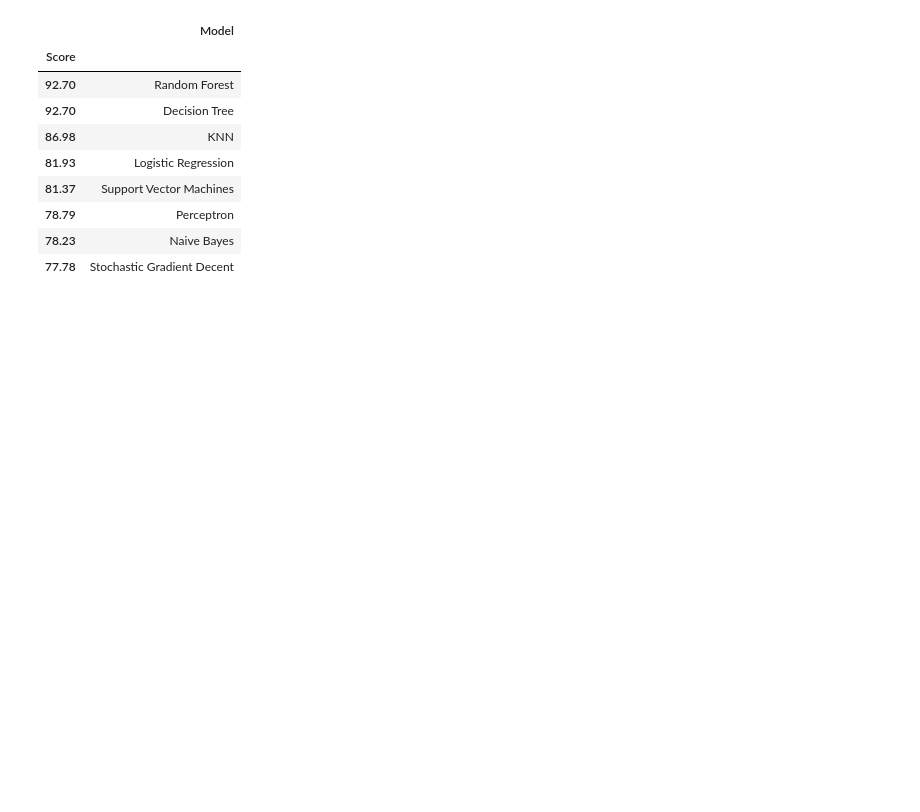
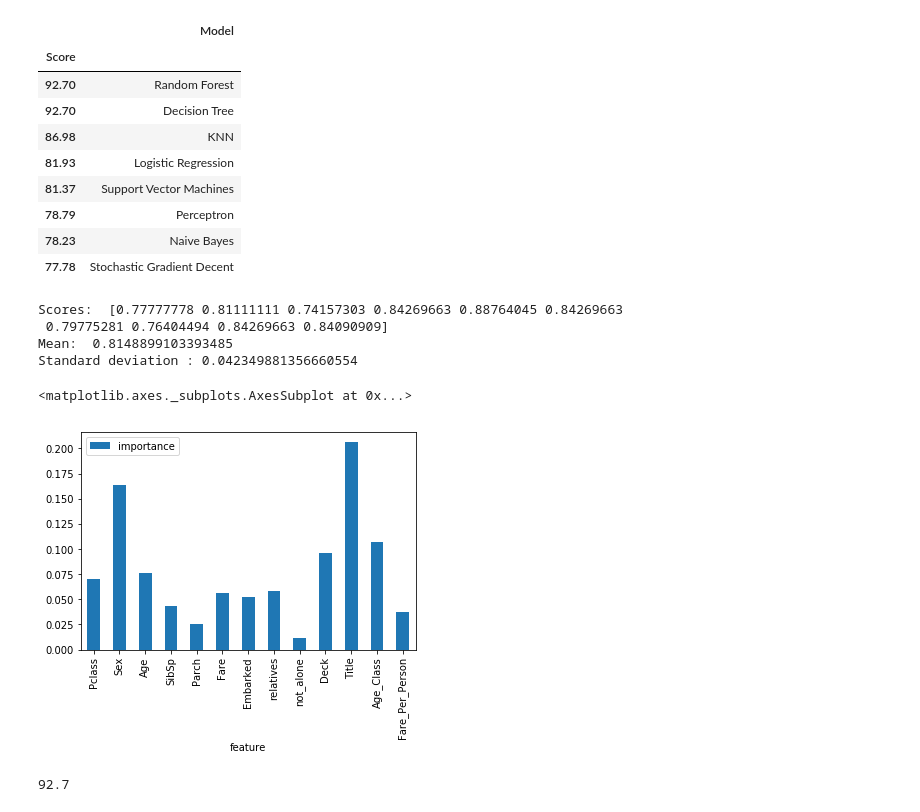
Before and after one commit to RachidJeffali/04_PredictingSurvivalTitanic, a Jupyter notebook: TitanicPrediction.ipynb, the cells around one changed output. Cells and saved outputs as stored; diff of their text form; code cells hidden in the pictures; blank space fills up the shorter version.

```diff
--- a/TitanicPrediction.ipynb
+++ b/TitanicPrediction.ipynb
@@ -351,3 +351,27 @@ result_df
 | 78.79 | Perceptron |
 | 78.23 | Naive Bayes |
 | 77.78 | Stochastic Gradient Decent |
+# %%
+# K-fold Cross Validation Performance
+from sklearn.model_selection import cross_val_score
+rf = RandomForestClassifier(n_estimators = 100)
+scores = cross_val_score(rf, x_train, y_train, cv=10, scoring = 'accuracy')
+
+print("Scores: ", scores)
+print("Mean: ", scores.mean())
+print("Standard deviation :", scores.std())
+# %% [output]
+Scores:  [0.77777778 0.81111111 0.74157303 0.84269663 0.88764045 0.84269663
+ 0.79775281 0.76404494 0.84269663 0.84090909]
+Mean:  0.8148899103393485
+Standard deviation : 0.042349881356660554
+# %%
+# Feature importance
+importances = pd.DataFrame({'feature':x_train.columns,
+                            'importance':np.round(random_forest.feature_importances_, 3)})
+importances.sort_values('importance', ascending = False).set_index('feature')
+
+importances.plot.bar(x = 'feature')
+# %% [output]
+<matplotlib.axes._subplots.AxesSubplot at 0x...>
+[figure, added]
@@ -353,0 +389,10 @@ result_df
+# %%
+# Random Forest
+random_forest = RandomForestClassifier(n_estimators = 100, oob_score = True)
+random_forest.fit(x_train, y_train)
+Y_prediction = random_forest.predict(x_test)
+
+acc_random_forest_2 = round(random_forest.score(x_train, y_train)*100, 2)
+print(acc_random_forest_2)
+# %% [output]
+92.7
```
Also changed, not shown: parts of 10 cells of this notebook.
